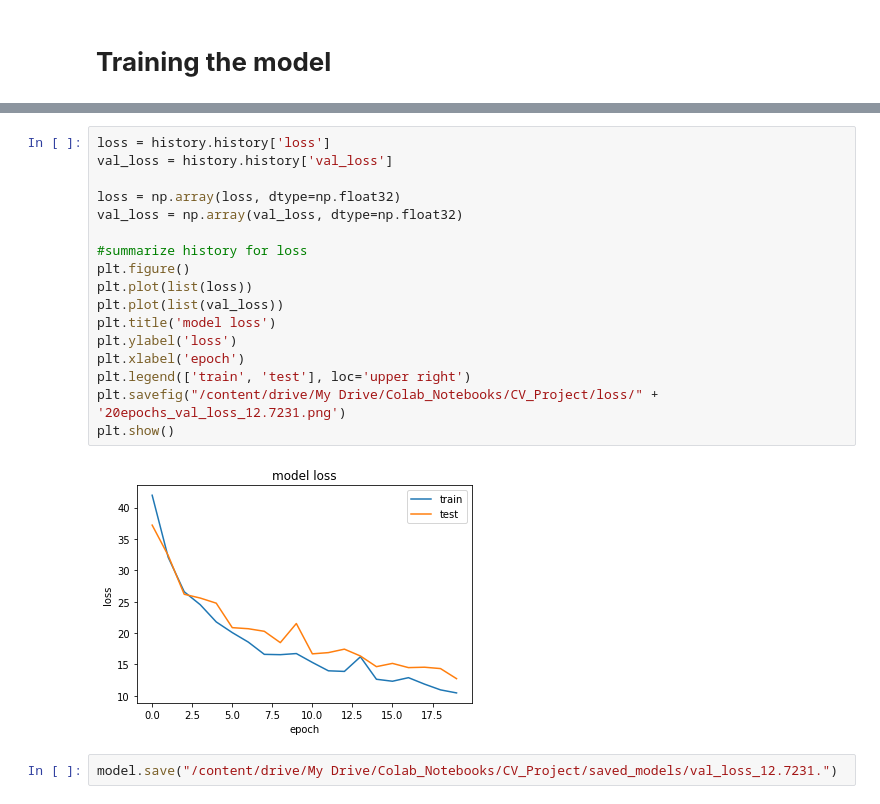
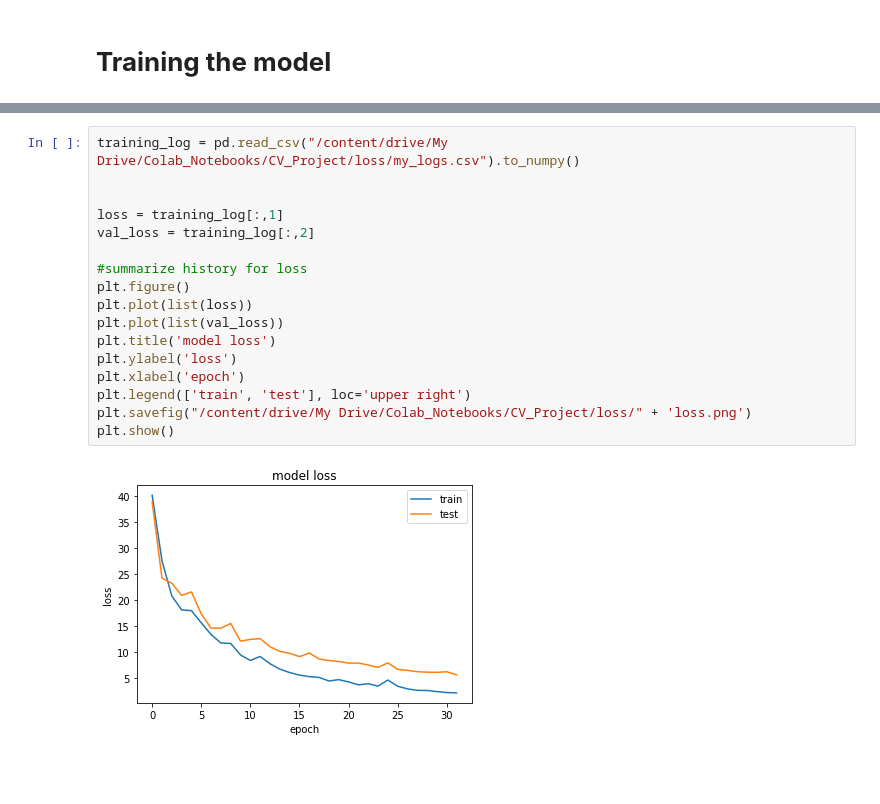
Before and after one commit to DanieleAngioni97/CV_Project, a Jupyter notebook: Localization.ipynb, the cells around one changed output, grey strips where cells are left out. Drawn from its saved outputs; the diff is of its cells as text; blank space fills up the shorter version.

```diff
--- a/Localization.ipynb
+++ b/Localization.ipynb
@@ -234,21 +241,19 @@ Epoch 20/20
 # %%
-loss = history.history['loss']
-val_loss = history.history['val_loss']
+training_log = pd.read_csv("/content/drive/My Drive/Colab_Notebooks/CV_Project/loss/my_logs.csv").to_numpy()
 
-loss = np.array(loss, dtype=np.float32)
-val_loss = np.array(val_loss, dtype=np.float32)
+
+loss = training_log[:,1]
+val_loss = training_log[:,2]
 
 #summarize history for loss
 plt.figure()
 plt.plot(list(loss))
 plt.plot(list(val_loss))
 plt.title('model loss')
 plt.ylabel('loss')
 plt.xlabel('epoch')
 plt.legend(['train', 'test'], loc='upper right')
-plt.savefig("/content/drive/My Drive/Colab_Notebooks/CV_Project/loss/" + '20epochs_val_loss_12.7231.png')
+plt.savefig("/content/drive/My Drive/Colab_Notebooks/CV_Project/loss/" + 'loss.png')
 plt.show()
 # %% [output]
-[figure, old version]
+[figure, new version]
-# %%
-model.save("/content/drive/My Drive/Colab_Notebooks/CV_Project/saved_models/val_loss_12.7231.")
```
Also changed, not shown: parts of 5 cells of this notebook.
